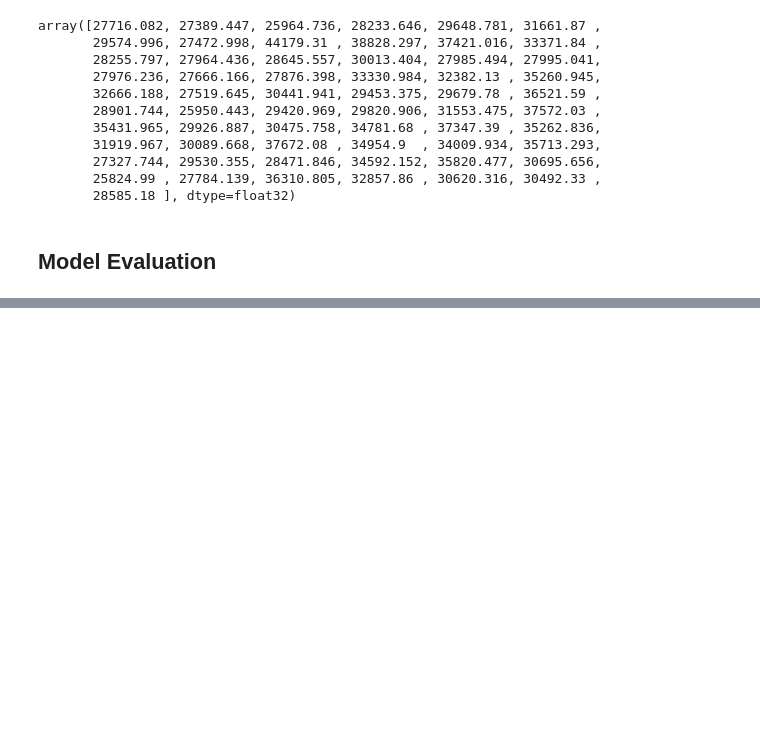
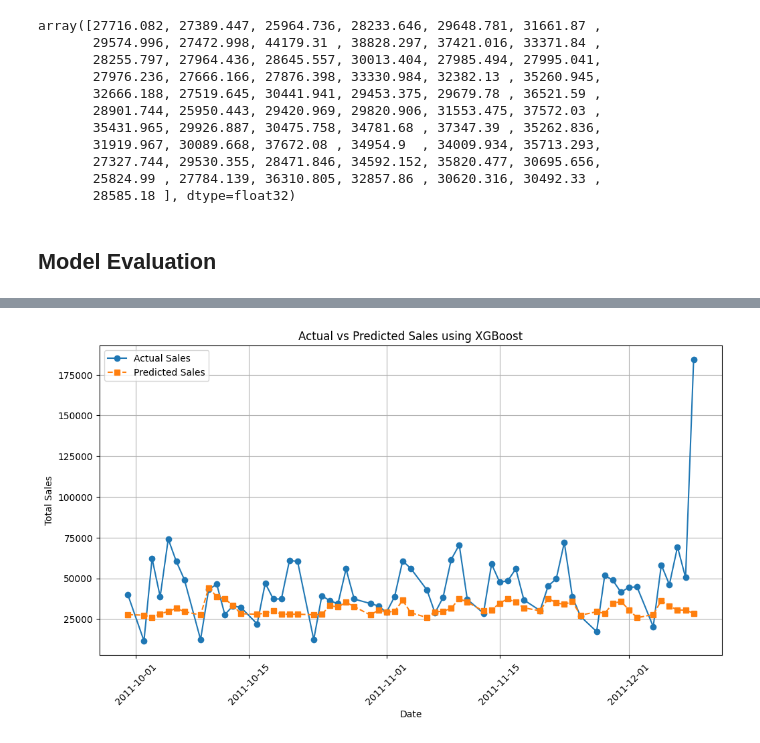
Before and after one commit to lolitha-lakshan-1/principles-of-data-science-group-assignment, a Jupyter notebook: model_evaluation/sales_performance_forecasting.ipynb, the cells around one changed output, grey strips where cells are left out. Cells and saved outputs as stored; diff of their text form; code cells hidden in the pictures; blank space fills up the shorter version.

```diff
--- a/model_evaluation/sales_performance_forecasting.ipynb
+++ b/model_evaluation/sales_performance_forecasting.ipynb
@@ -219,0 +215,16 @@ mape:  0.3449454206841588
+# %%
+import matplotlib.pyplot as plt
+
+# Plot actual vs predicted sales
+plt.figure(figsize=(12, 6))
+plt.plot(test['Date'], y_test, label="Actual Sales", marker='o', linestyle='-')
+plt.plot(test['Date'], y_pred, label="Predicted Sales", marker='s', linestyle='--')
+plt.xlabel("Date")
+plt.ylabel("Total Sales")
+plt.title("Actual vs Predicted Sales using XGBoost")
+plt.legend()
+plt.xticks(rotation=45)
+plt.grid()
+plt.show()
+# %% [output]
+[figure, added]
```
Also changed, not shown: parts of 2 cells of this notebook.
